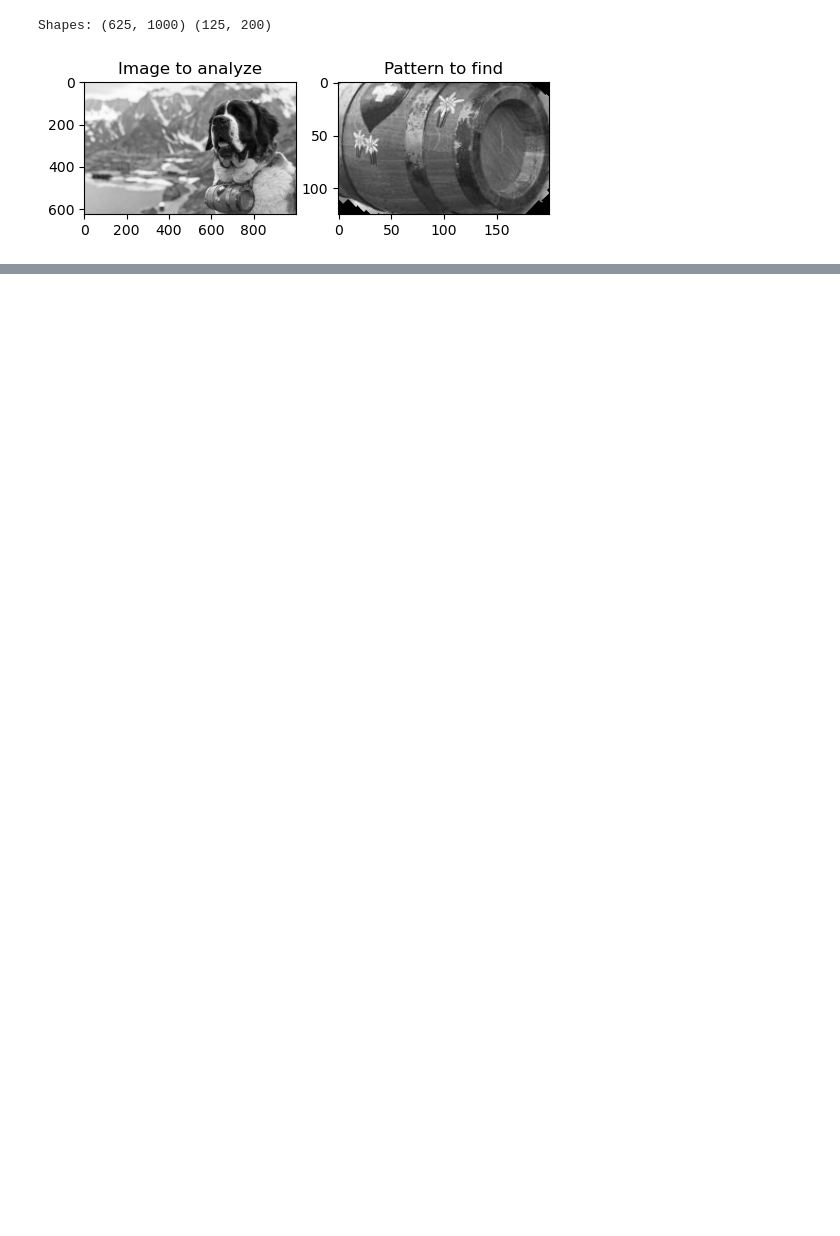
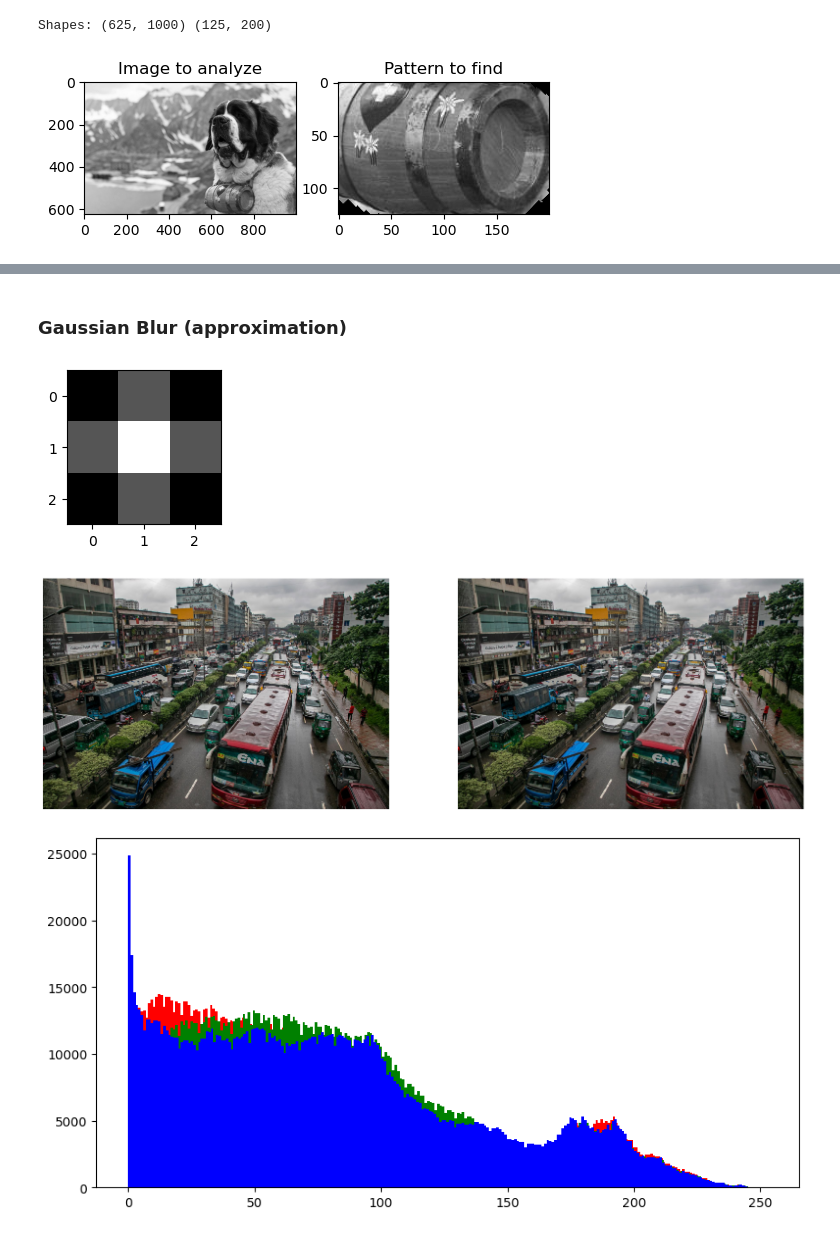
Before and after one commit to Jakub-Ner/CNNs-research, a Jupyter notebook: kernel_research.ipynb, the cells around one changed output, grey strips where cells are left out. Cells and saved outputs as stored; diff of their text form; code cells hidden in the pictures; blank space fills up the shorter version.

```diff
--- a/kernel_research.ipynb
+++ b/kernel_research.ipynb
@@ -70,0 +121,30 @@ plt.show()
+# %% [markdown]
+### Gaussian Blur (approximation)
+# %%
+filter = np.array([
+  [1,2,1],
+  [2,4,2],
+  [1,2,1]
+], dtype=np.float32) / 16
+
+filtered_img = convolve_3d(img, filter)
+
+plt.figure(figsize=(2, 2))
+plt.imshow(filter, cmap='gray')
+plt.show()
+
+_, axs = plt.subplots(1, 2, figsize=(20, 10))
+axs[0].axis('off')
+axs[0].imshow(cv2.cvtColor(img, cv2.COLOR_BGR2RGB))
+axs[1].axis('off')
+axs[1].imshow(cv2.cvtColor(filtered_img, cv2.COLOR_BGR2RGB))
+plt.show()
+
+_, ax = plt.subplots(1, 1, figsize=(10, 5))
+hist_image(filtered_img, ax)
+
+plt.show()
+# %% [output]
+[figure, added]
+[figure, added]
+[figure, added]
```
Also changed, not shown: parts of 8 cells of this notebook, 4 other files.
